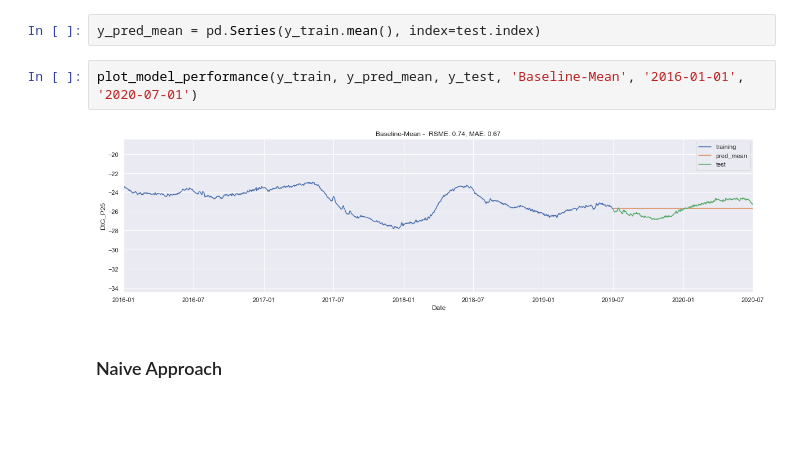
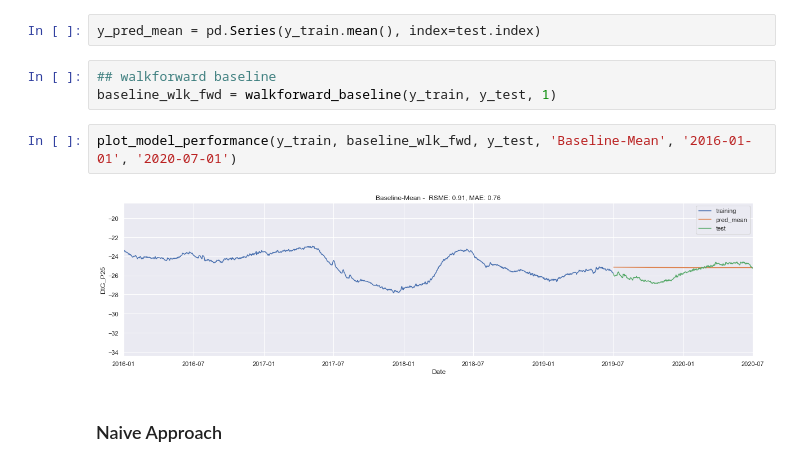
Before and after one commit to mfriebel/waterlevel_prediction, a Jupyter notebook: eda_Petrignano_2.ipynb, the cells around one changed output. Cells and saved outputs as stored; diff of their text form; blank space fills up the shorter version.

```diff
--- a/eda_Petrignano_2.ipynb
+++ b/eda_Petrignano_2.ipynb
@@ -319,10 +292,13 @@ y_test = test['DtG_P25']
 ### Mean
 # %%
 y_pred_mean = pd.Series(y_train.mean(), index=test.index)
+# %%
+## walkforward baseline
+baseline_wlk_fwd = walkforward_baseline(y_train, y_test, 1)
 # %%
-plot_model_performance(y_train, y_pred_mean, y_test, 'Baseline-Mean', '2016-01-01', '2020-07-01')
+plot_model_performance(y_train, baseline_wlk_fwd, y_test, 'Baseline-Mean', '2016-01-01', '2020-07-01')
 # %% [output]
-[figure, old version]
+[figure, new version]
 # %% [markdown]
 ### Naive Approach
 # %%
```
Also changed, not shown: parts of 57 cells of this notebook.
